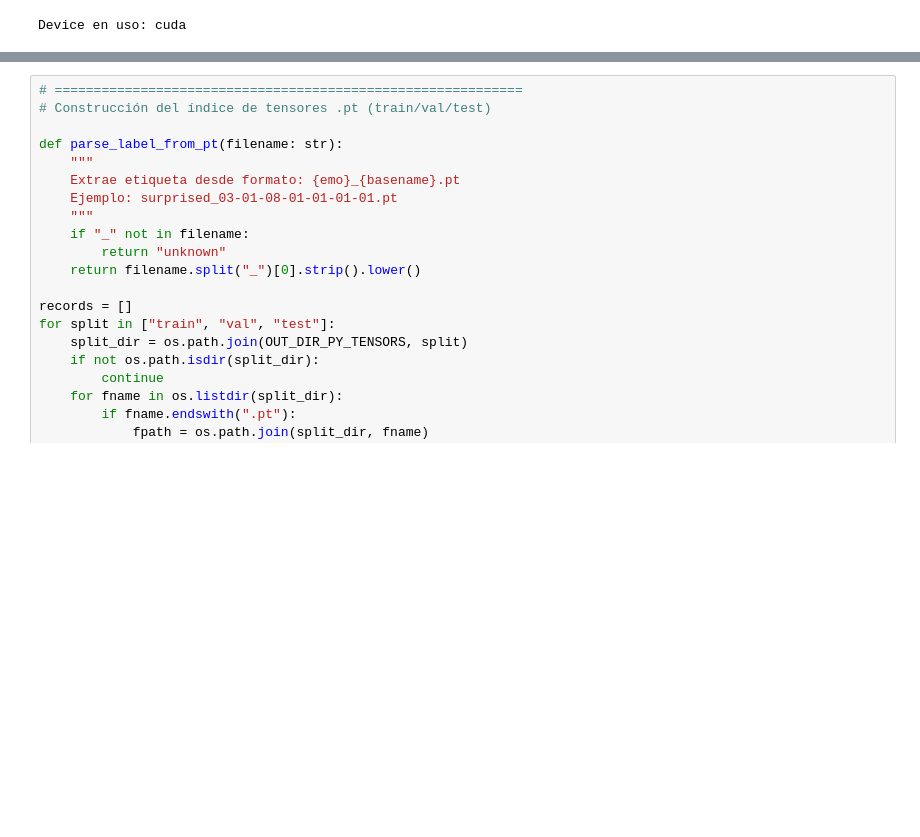
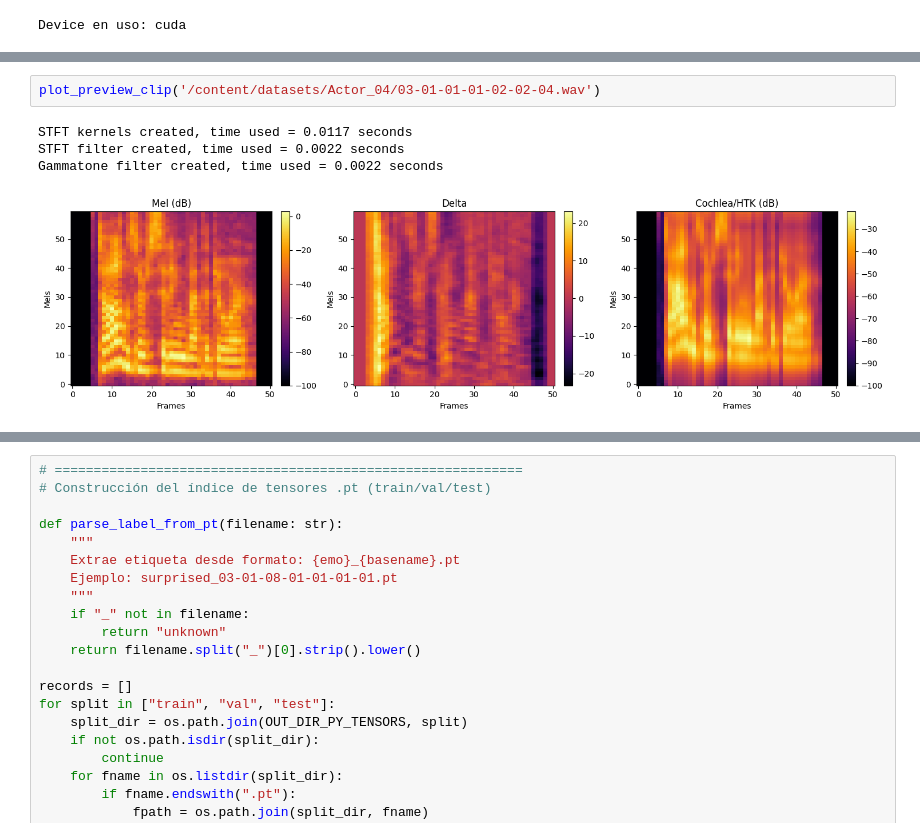
Before and after one commit to AcSsalazar/The-Color-of-Emotions, a Jupyter notebook: Notebooks/3.2-feature-extraction-with-pytorch.ipynb, the cells around one changed output, grey strips where cells are left out. Saved outputs shown, nothing was run; the diff lists cells and outputs as text; blank space fills up the shorter version.

```diff
--- a/Notebooks/3.2-feature-extraction-with-pytorch.ipynb
+++ b/Notebooks/3.2-feature-extraction-with-pytorch.ipynb
@@ -168,2 +228,9 @@ def preprocess_audio_pytorch(waveform, sr=16000, target_duration=3.0):
+# %%
+plot_preview_clip('/content/datasets/Actor_04/03-01-01-01-02-02-04.wav')
+# %% [output]
+STFT kernels created, time used = 0.0117 seconds
+STFT filter created, time used = 0.0022 seconds
+Gammatone filter created, time used = 0.0022 seconds
+[figure, added]
 # %%
 # 5. GENERACIÓN Y GUARDADO DE TENSORES
```
Also changed, not shown: parts of 10 cells of this notebook.
